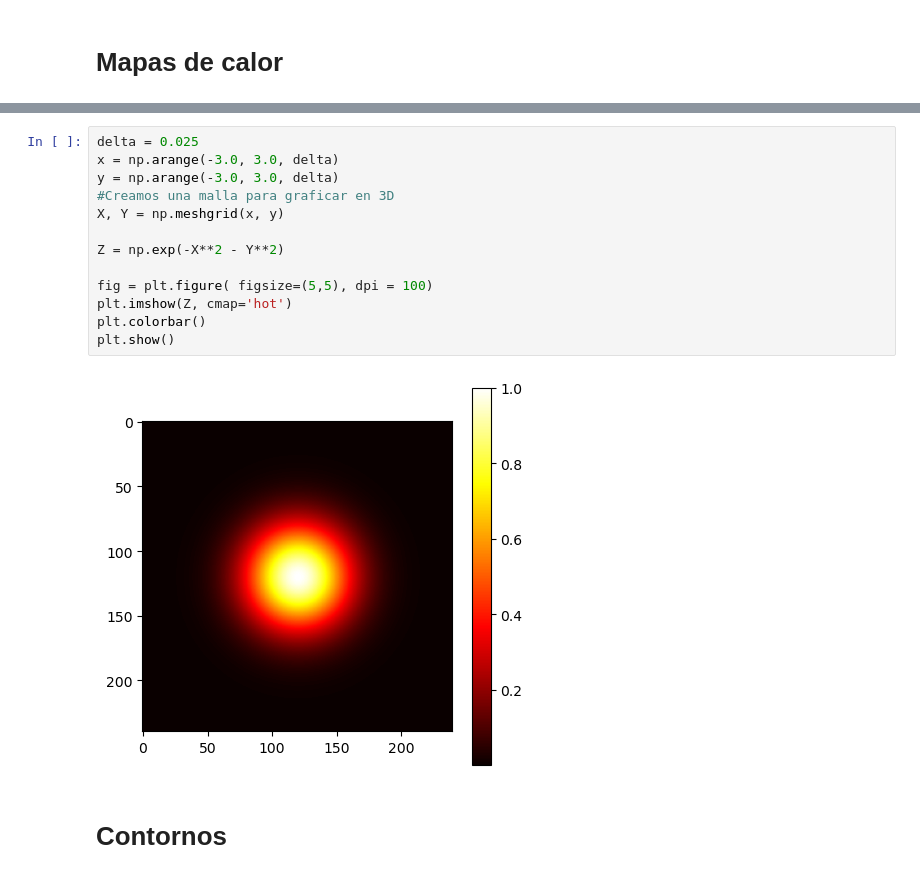
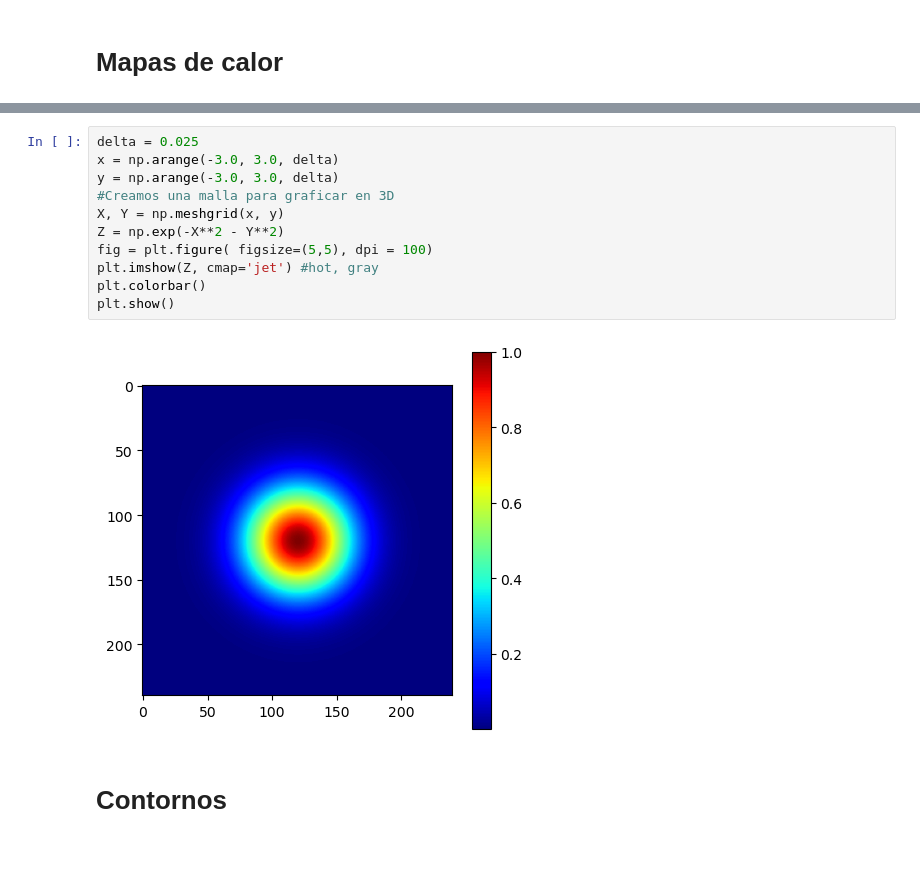
Before and after one commit to alceballosa/programming_fundamentals_py, a Jupyter notebook: Semana_6_1.ipynb, the cells around one changed output, grey strips where cells are left out. Drawn from its saved outputs; the diff is of its cells as text.

```diff
--- a/Semana_6_1.ipynb
+++ b/Semana_6_1.ipynb
@@ -535,18 +662,16 @@ plt.show()
 # %%
 delta = 0.025
 x = np.arange(-3.0, 3.0, delta)
 y = np.arange(-3.0, 3.0, delta)
 #Creamos una malla para graficar en 3D
 X, Y = np.meshgrid(x, y)
-
 Z = np.exp(-X**2 - Y**2)
-
 fig = plt.figure( figsize=(5,5), dpi = 100)
-plt.imshow(Z, cmap='hot')
+plt.imshow(Z, cmap='jet') #hot, gray
 plt.colorbar()
 plt.show()
 # %% [output]
-[figure, old version]
+[figure, new version]
 # %% [markdown]
 # Contornos
 # %%
```
Also changed, not shown: parts of 30 cells of this notebook, 1 other file.
